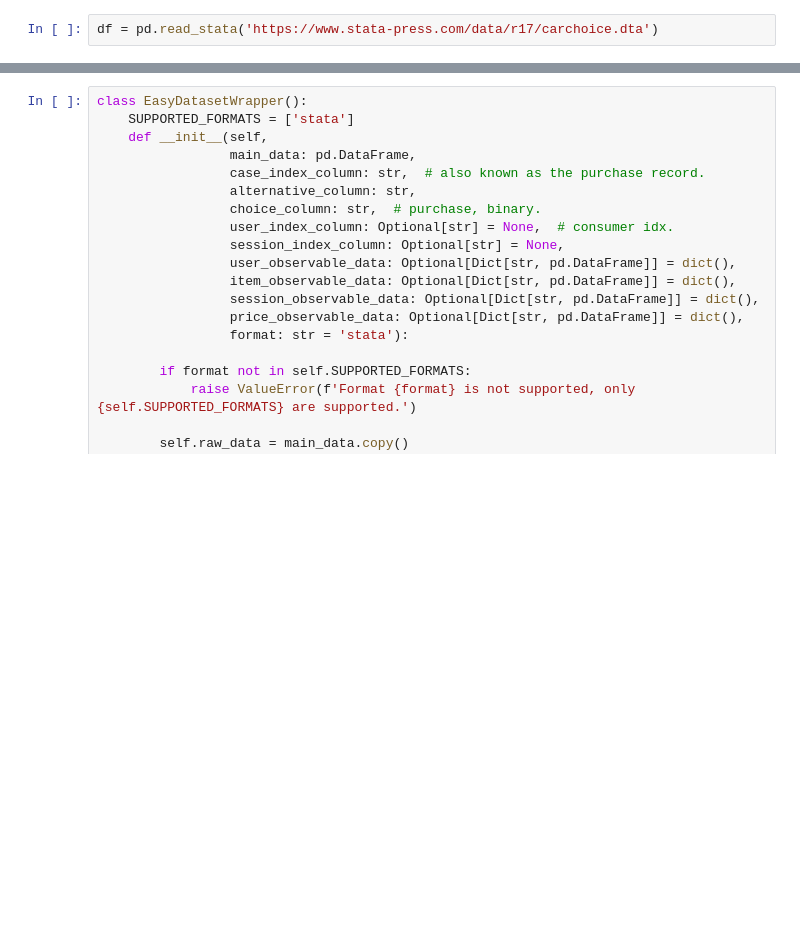
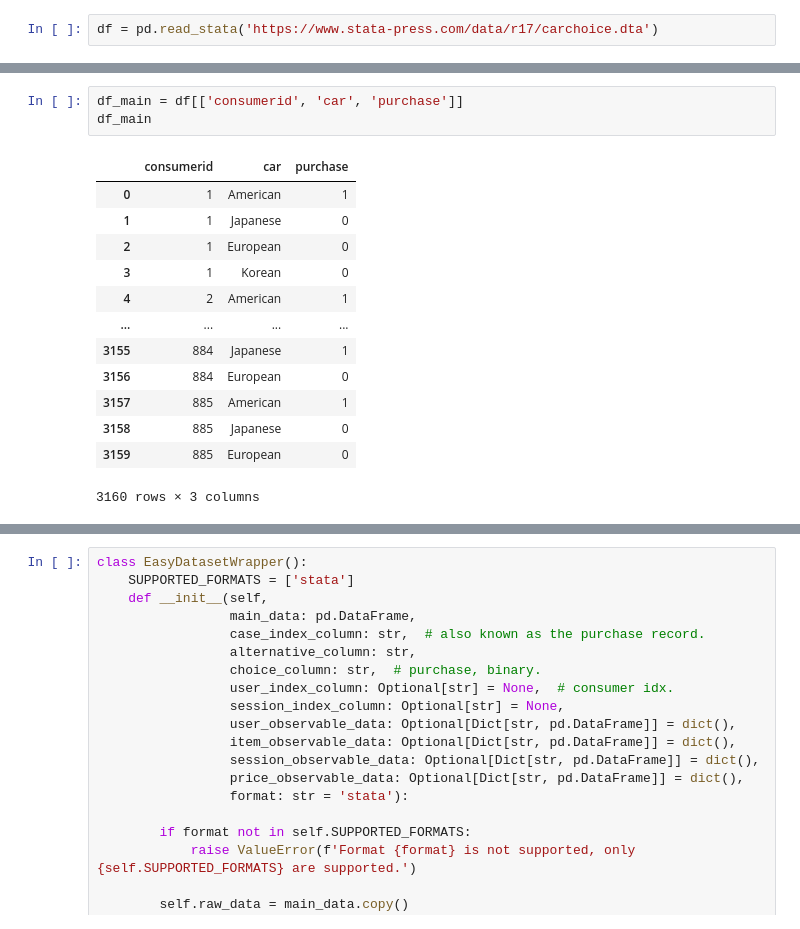
Before and after one commit to gsbDBI/torch-choice, a Jupyter notebook: tutorials/easy_data_management.ipynb, the cells around one changed output, grey strips where cells are left out. Saved outputs shown, nothing was run; the diff lists cells and outputs as text; blank space fills up the shorter version.

```diff
--- a/tutorials/easy_data_management.ipynb
+++ b/tutorials/easy_data_management.ipynb
@@ -41,0 +73,17 @@ df
+# %%
+df_main = df[['consumerid', 'car', 'purchase']]
+df_main
+# %% [output]
+|  | consumerid | car | purchase |
+| 0 | 1 | American | 1 |
+| 1 | 1 | Japanese | 0 |
+| 2 | 1 | European | 0 |
+| 3 | 1 | Korean | 0 |
+| 4 | 2 | American | 1 |
+| ... | ... | ... | ... |
+| 3155 | 884 | Japanese | 1 |
+| 3156 | 884 | European | 0 |
+| 3157 | 885 | American | 1 |
+| 3158 | 885 | Japanese | 0 |
+| 3159 | 885 | European | 0 |
+3160 rows × 3 columns
```
Also changed, not shown: parts of 16 cells of this notebook.
